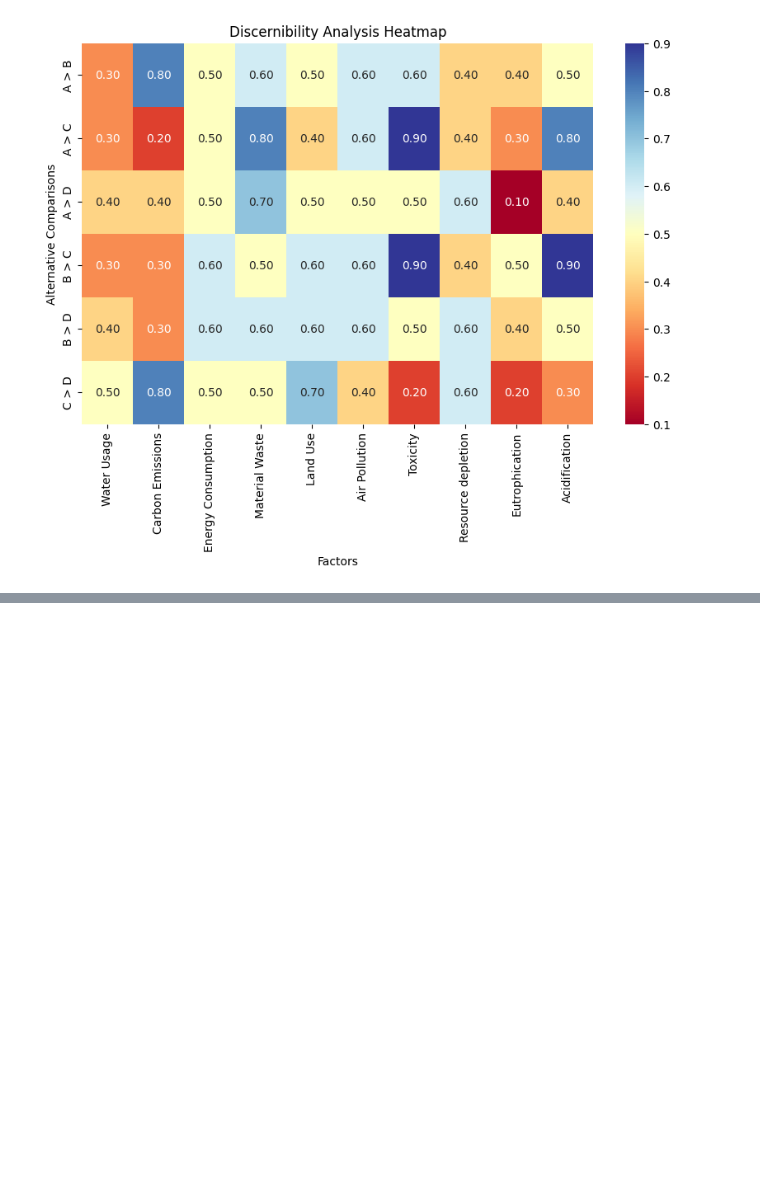
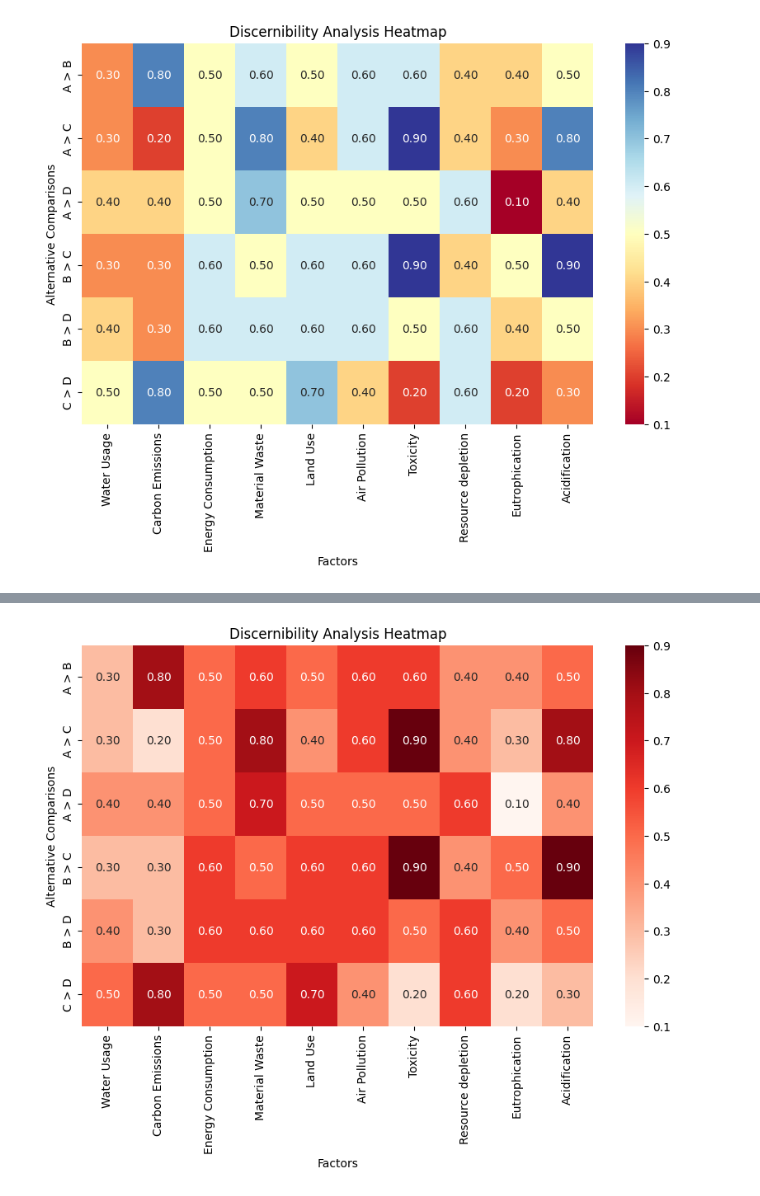
Before and after one commit to YahyaMansoub/QUACI-ACV, a Jupyter notebook: Code/main.ipynb, the cells around one changed output, grey strips where cells are left out. Saved outputs shown, nothing was run; the diff lists cells and outputs as text; code cells hidden in the pictures; blank space fills up the shorter version.

```diff
--- a/Code/main.ipynb
+++ b/Code/main.ipynb
@@ -304,0 +322,6 @@ plot_discernibility_heatmap(matrices=[A, B, C, D],
+# %%
+plot_discernibility_heatmap(matrices=[A, B, C, D],
+                            labels=["A", "B", "C", "D"],
+                            factor_names=FACTORS, heatmap_theme="Reds")
+# %% [output]
+[figure, added]
```
Also changed, not shown: parts of 12 cells of this notebook.
